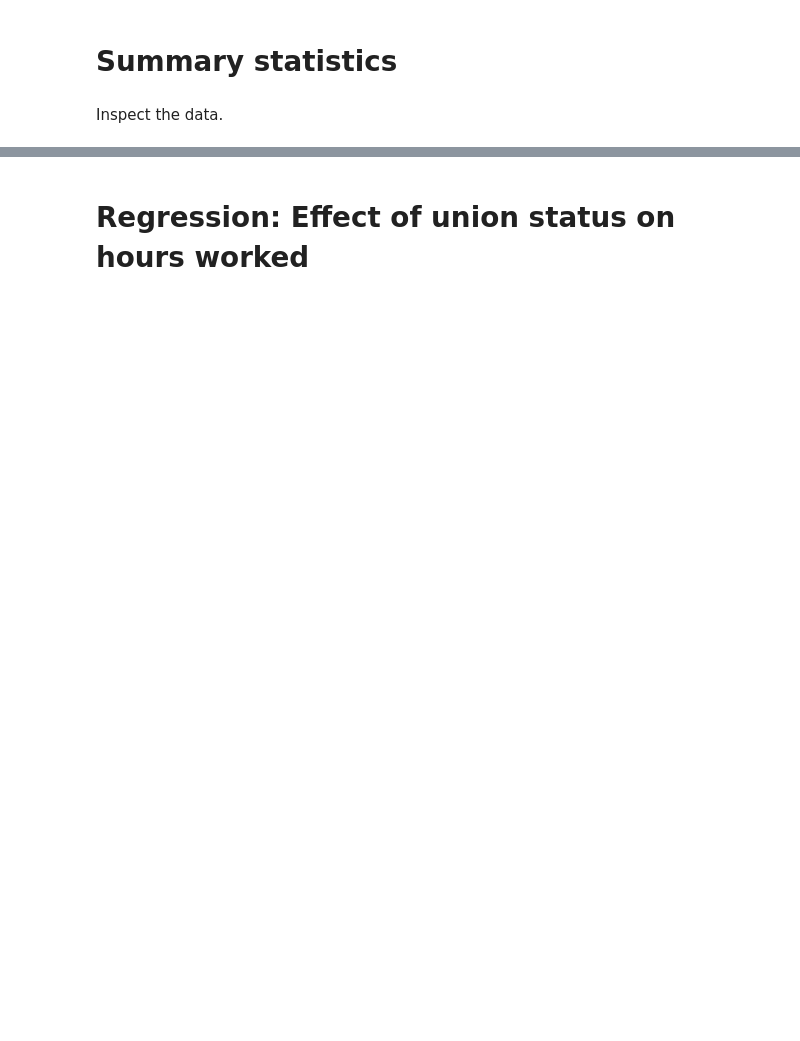
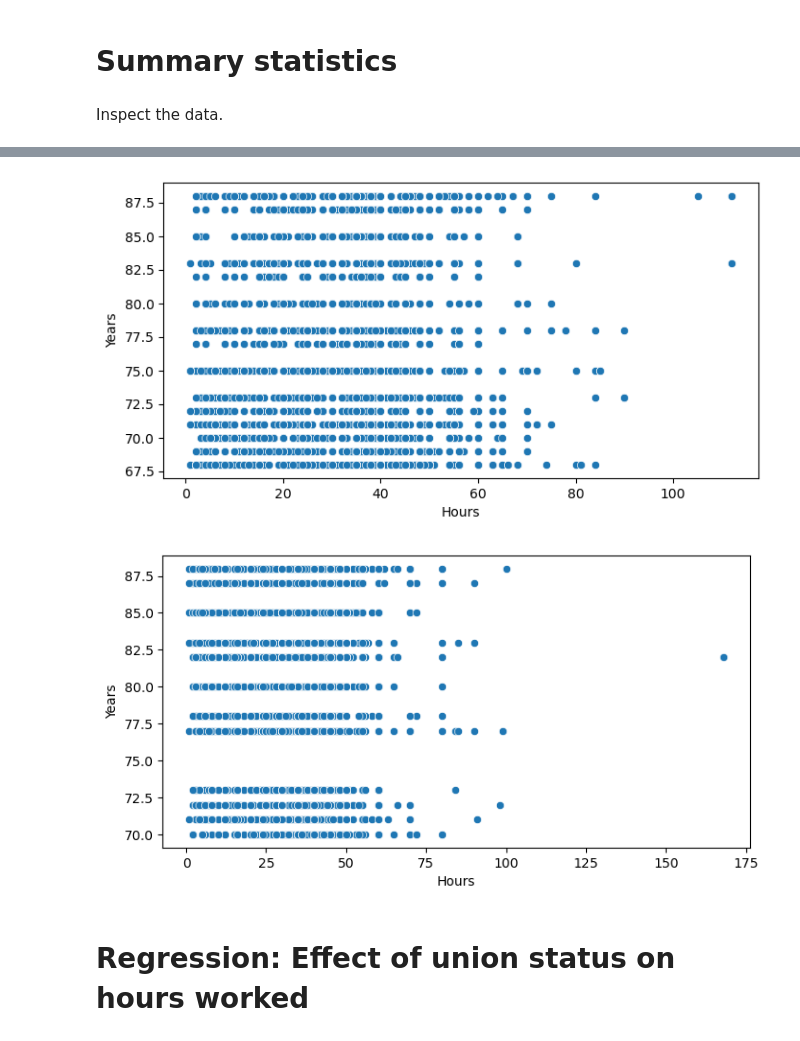
Before and after one commit to mauruswollensak/robot_judge_2023, a Jupyter notebook: homeworks/HW02.ipynb, the cells around one changed output, grey strips where cells are left out. Cells and saved outputs as stored; diff of their text form; code cells hidden in the pictures; blank space fills up the shorter version.

```diff
--- a/homeworks/HW02.ipynb
+++ b/homeworks/HW02.ipynb
@@ -63,2 +108,3 @@ filtered_data.plot()
 # %%
 ##Generate a variable for log hours worked
+data["hours_log"] = data["hours"].agg(math.log)
@@ -68,3 +111,22 @@ import seaborn as sns
+# %%
+##plot log hours against year separately for union and non-union
+
+# Union
+plt.figure(figsize=(8, 4))
+sns.scatterplot(data=data[data["union"] == True], x="hours", y="year")
+plt.xlabel("Hours")
+plt.ylabel("Years")
+plt.show()
+
+# Non-union
+plt.figure(figsize=(8, 4))
+sns.scatterplot(data=data[data["union"] == False], x="hours", y="year")
+plt.xlabel("Hours")
+plt.ylabel("Years")
+plt.show()
+# %% [output]
+[figure, added]
+[figure, added]
 # %% [markdown]
 # Regression: Effect of union status on hours worked
 # %%
```
Also changed, not shown: parts of 9 cells of this notebook.
